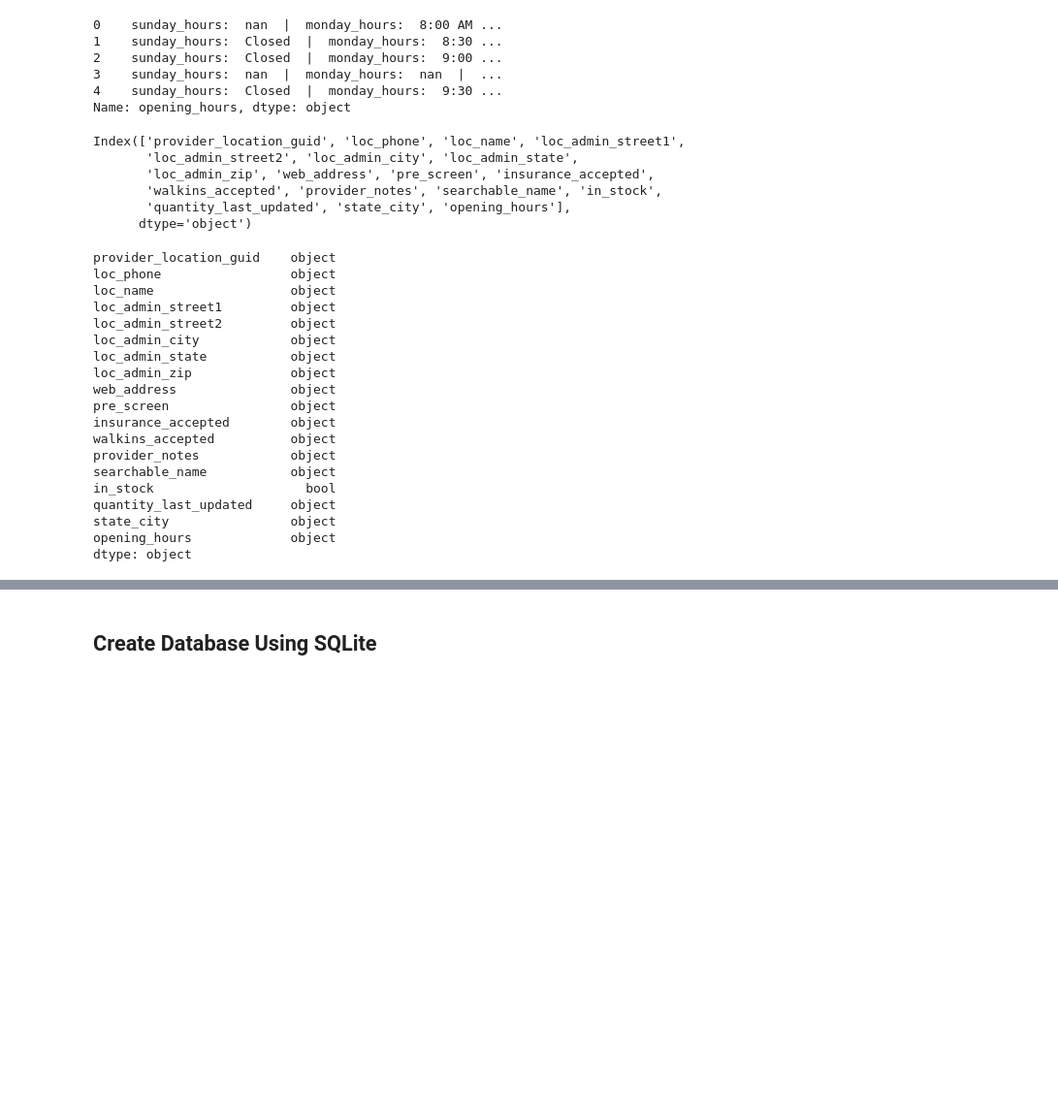
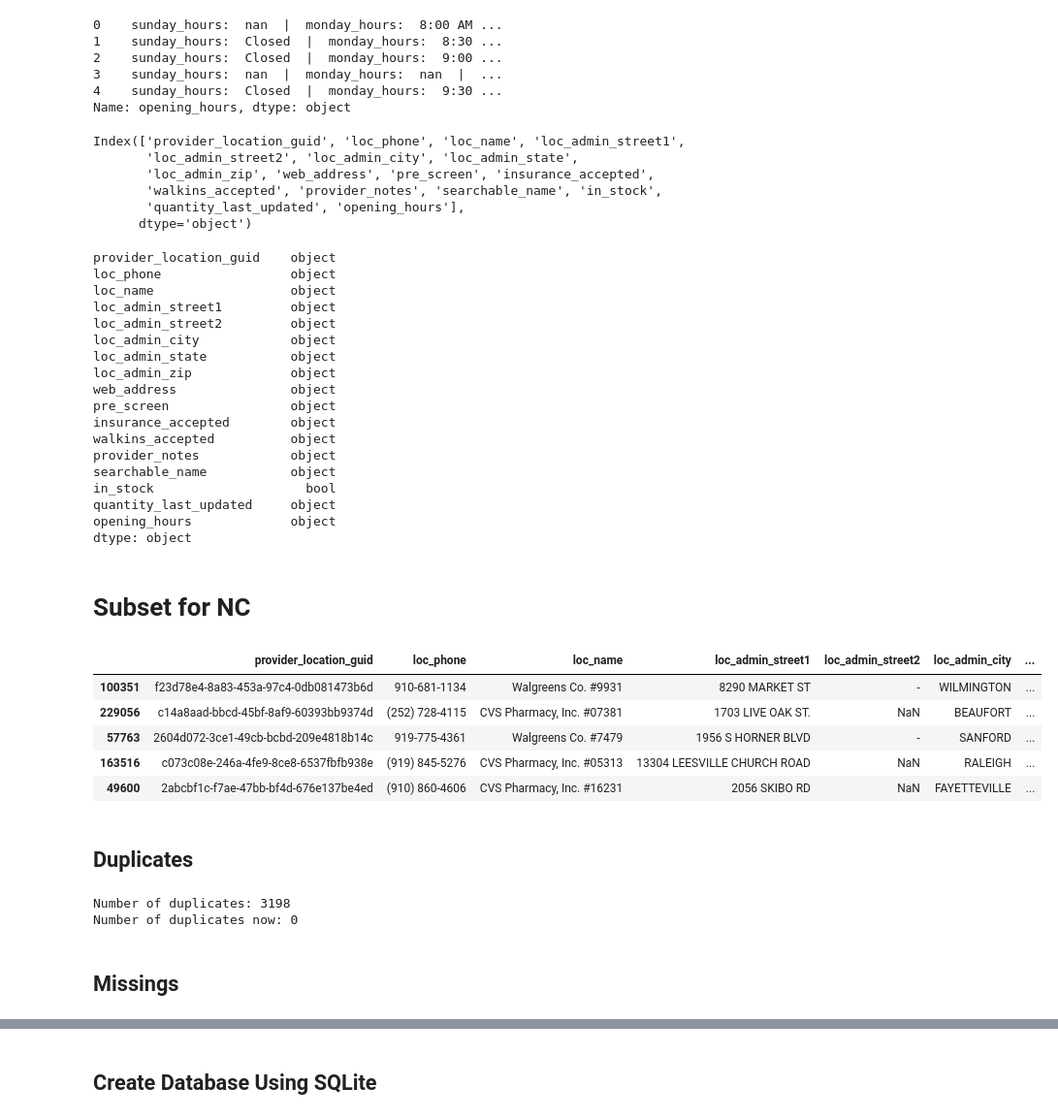
Before and after one commit to YunanLiu06/Biostats821_Final_Project, a Jupyter notebook: EDA_create_db.ipynb, the cells around one changed output, grey strips where cells are left out. Shown at 97% size. Drawn from its saved outputs; the diff is of its cells as text; code cells hidden in the pictures; blank space fills up the shorter version.

```diff
--- a/EDA_create_db.ipynb
+++ b/EDA_create_db.ipynb
@@ -23,7 +23,7 @@ The Vaccines.gov dataset includes provider information for flu vaccine provider
 # %% [markdown]
 ## EDA
 # %%
-vaccines_data = pd.read_csv("/Users/liuxiaoquan/Documents/GitHub/Biostats821_Final_Project/Vaccines.gov__Flu_vaccinating_provider_locations.csv", low_memory=False)
+vaccines_data = pd.read_csv("F:/Duke MIDS/821/assignment/final_proj/Biostats821_Final_Project/data/Vaccines.gov__Flu_vaccinating_provider_locations.csv", low_memory=False)
 vaccines_data.head()
 # %% [output]
 |  | provider_location_guid | loc_store_no | loc_phone | loc_name | loc_admin_street1 | loc_admin_street2 | ... |
@@ -37,7 +37,3 @@ vaccines_data.head()
 vaccines_data.shape
 # %% [output]
 (245118, 28)
-# %%
-#count the number of state+city and make a new dataframe
-vaccines_data['state_city'] = vaccines_data['loc_admin_state'] +' '+ vaccines_data['loc_admin_city']
-vaccines_data['state_city'].value_counts().to_frame()
@@ -149,7 +131,7 @@ Index(['provider_location_guid', 'loc_phone', 'loc_name', 'loc_admin_street1',
        'loc_admin_street2', 'loc_admin_city', 'loc_admin_state',
        'loc_admin_zip', 'web_address', 'pre_screen', 'insurance_accepted',
        'walkins_accepted', 'provider_notes', 'searchable_name', 'in_stock',
-       'quantity_last_updated', 'state_city', 'opening_hours'],
+       'quantity_last_updated', 'opening_hours'],
       dtype='object')
 # %%
 # check data type
@@ -171,7 +153,6 @@ provider_notes            object
 searchable_name           object
 in_stock                    bool
 quantity_last_updated     object
-state_city                object
 opening_hours             object
 dtype: object
 # %%
@@ -180,6 +161,28 @@ vac_new.to_csv('vaccines_processed.csv', index=False)
+# %% [markdown]
+# Subset for NC
 # %%
 # subset for NC
 vac_NC = vac_new.loc[vac_new['loc_admin_state'] == 'NC',:]
-
-# save to a csv file
-vac_NC.to_csv('vaccines_NC.csv', index=False)
+vac_NC.sample(5)
+# %% [output]
+|  | provider_location_guid | loc_phone | loc_name | loc_admin_street1 | loc_admin_street2 | loc_admin_city | ... |
+| 100351 | f23d78e4-8a83-453a-97c4-0db081473b6d | 910-681-1134 | Walgreens Co. #9931 | 8290 MARKET ST | - | WILMINGTON | ... |
+| 229056 | c14a8aad-bbcd-45bf-8af9-60393bb9374d | (252) 728-4115 | CVS Pharmacy, Inc. #07381 | 1703 LIVE OAK ST. | NaN | BEAUFORT | ... |
+| 57763 | 2604d072-3ce1-49cb-bcbd-209e4818b14c | 919-775-4361 | Walgreens Co. #7479 | 1956 S HORNER BLVD | - | SANFORD | ... |
+| 163516 | c073c08e-246a-4fe9-8ce8-6537fbfb938e | (919) 845-5276 | CVS Pharmacy, Inc. #05313 | 13304 LEESVILLE CHURCH ROAD | NaN | RALEIGH | ... |
+| 49600 | 2abcbf1c-f7ae-47bb-bf4d-676e137be4ed | (910) 860-4606 | CVS Pharmacy, Inc. #16231 | 2056 SKIBO RD | NaN | FAYETTEVILLE | ... |
+# %% [markdown]
+## Duplicates
+# %%
+print(f"Number of duplicates: {vac_NC.duplicated().sum()}")
+
+# drop duplicates
+vac_NC = vac_NC.drop_duplicates()
+
+assert vac_NC.duplicated().sum() == 0
+print(f"Number of duplicates now: {vac_NC.duplicated().sum()}")
+# %% [output]
+Number of duplicates: 3198
+Number of duplicates now: 0
+# %% [markdown]
+## Missings
```
Also changed, not shown: parts of 15 cells of this notebook, 4 other files.
